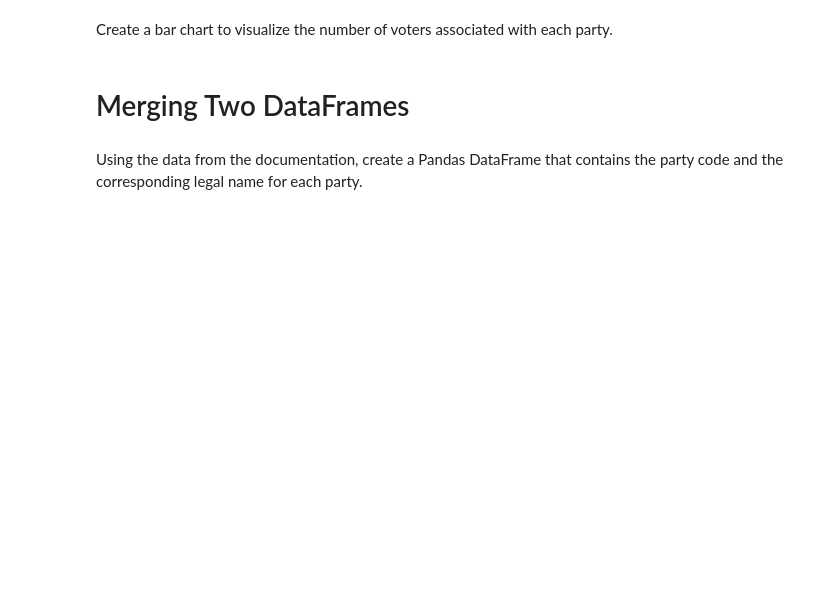
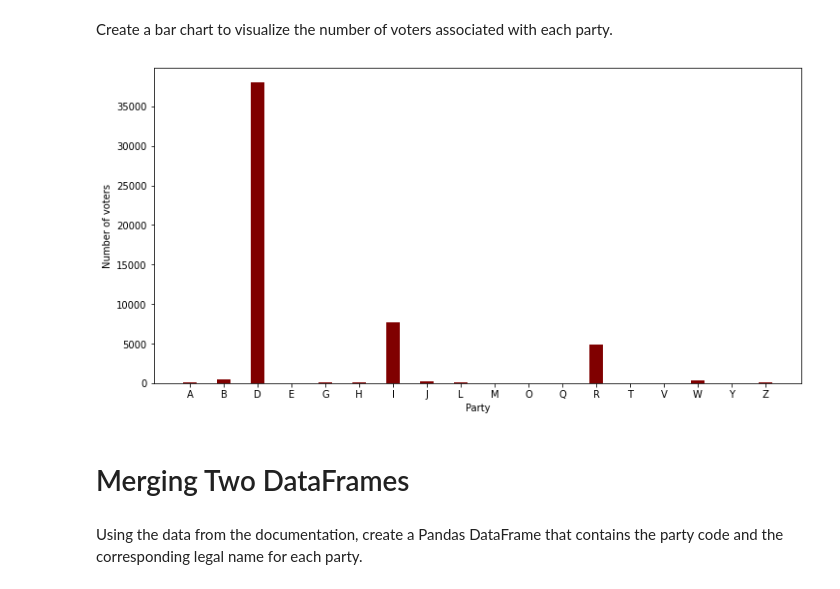
Before and after one commit to AllenChung6/DataEngineering.Labs.RegisteredVotersFileWilmingtonDE, a Jupyter notebook: wilmington_de_registered_voters.ipynb, the cells around one changed output. Saved outputs shown, nothing was run; the diff lists cells and outputs as text; code cells hidden in the pictures; blank space fills up the shorter version.

Commit message:
Finished bar graph.

```diff
--- a/wilmington_de_registered_voters.ipynb
+++ b/wilmington_de_registered_voters.ipynb
@@ -139,4 +139,4 @@ grouped_p.groups
 # %% [markdown]
 Invoke the size method on the grouped_p object to find out how many items are associated with each party.
 # %%
-grouped_p.size()
+grouped_p = grouped_p.size()
@@ -168,3 +168,13 @@ Create a bar chart to visualize the number of voters associated with each party.
+# %%
+party = grouped_p.index
+voters = grouped_p
+plt.figure(figsize = (12,6))
+plt.bar(party, voters, color ='maroon', width=0.4)
+plt.xlabel("Party")
+plt.ylabel("Number of voters")
+plt.show()
+# %% [output]
+[figure, added]
 # %% [markdown]
 # Merging Two DataFrames
 # %% [markdown]
```
Also changed, not shown: parts of 8 cells of this notebook.
